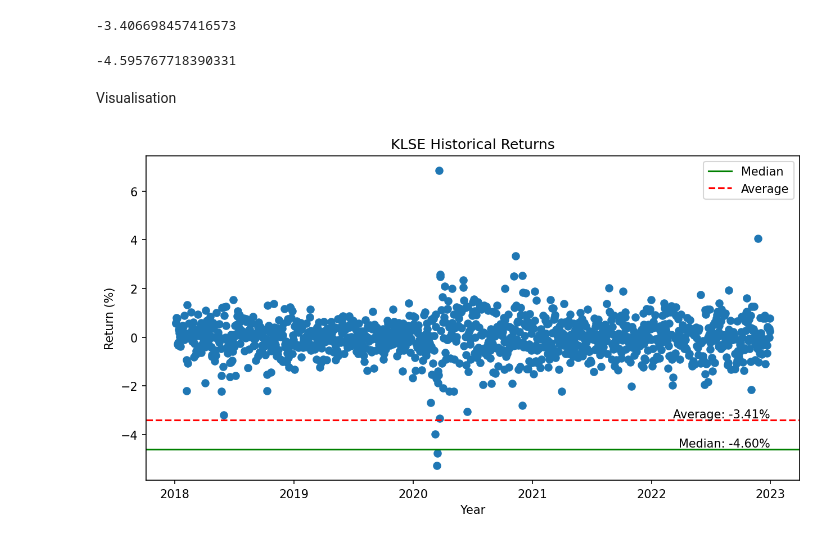
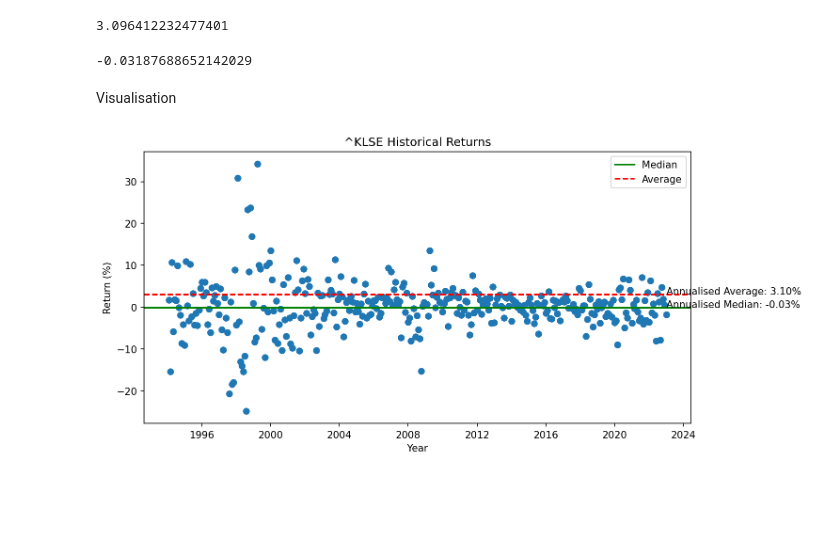
Before and after one commit to rogerloh-acc/Finance-Model-, a Jupyter notebook: Historical Index Returns/Historical Index Returns.ipynb, the cells around one changed output. Saved outputs shown, nothing was run; the diff lists cells and outputs as text; code cells hidden in the pictures; blank space fills up the shorter version.

```diff
--- a/Historical Index Returns/Historical Index Returns.ipynb
+++ b/Historical Index Returns/Historical Index Returns.ipynb
@@ -5,8 +5,9 @@ import yfinance as yf
 import matplotlib.pyplot as plt
 # %%
 # Fetch daily data for the index from Yahoo Finance
-Index = yf.Ticker('^KLSE').history (start='2018-01-01', end='2022-12-31',interval='1d')
-#Index = yf.Ticker('^KLSE').history (period = 'max', interval='1mo')
+input = '^KLSE'
+#Index = yf.Ticker(input).history (start='1990-01-01', end='2022-12-31',interval='1mo')
+Index = yf.Ticker(input).history (period = 'max', interval='1mo')
 Index
 # %% [output]
 |  | Open | High | Low | Close | Volume | Dividends | Stock Splits |
@@ -34,13 +35,13 @@ returns = Index['return'].groupby(Index['return'].index.year).apply(lambda x: (1
 average_return = np.mean(returns)
 print(average_return)
 # %% [output]
--3.406698457416573
+3.096412232477401
 # %%
-# Calculate the average return
+# Calculate the median return
 median_return = np.median(returns)
 print(median_return)
 # %% [output]
--4.595767718390331
+-0.03187688652142029
 # %% [markdown]
 Visualisation
 # %%
@@ -50,27 +51,27 @@ dates = Index.index
 # %%
 # Set the figure size (inches) and the resolution (dpi)
 plt.figure(figsize=(10, 5), dpi=150)
 
 # Add axis labels and a title
 plt.xlabel('Year')
 plt.ylabel('Return (%)')
-plt.title('KLSE Historical Returns')
+plt.title(f'{input} Historical Returns')
 
 # Create a scatterplot of the returns data
 plt.scatter(dates, returns)
 
 # Draw a horizontal line
 plt.axhline(y=median_return, color='g', linestyle='-', label = 'Median')
 plt.axhline(y=average_return, color='r', linestyle='--', label = 'Average')
 
 # Add a text annotation to the plot showing the value of the average
-plt.text(x=max(dates), y=median_return, s=f'Median: {median_return:.2f}%', horizontalalignment='right', verticalalignment='bottom')
-plt.text(x=max(dates), y=average_return, s=f'Average: {average_return:.2f}%', horizontalalignment='right', verticalalignment='bottom')
+plt.text(x=max(dates), y=median_return, s=f'Annualised Median: {median_return:.2f}%')
+plt.text(x=max(dates), y=average_return, s=f'Annualised Average: {average_return:.2f}%')
 
 # Add a legend to the plot
 plt.legend()
 
 # Show the plot
 plt.show()
 # %% [output]
-[figure, old version]
+[figure, new version]
```
Also changed, not shown: parts of 3 cells of this notebook.
